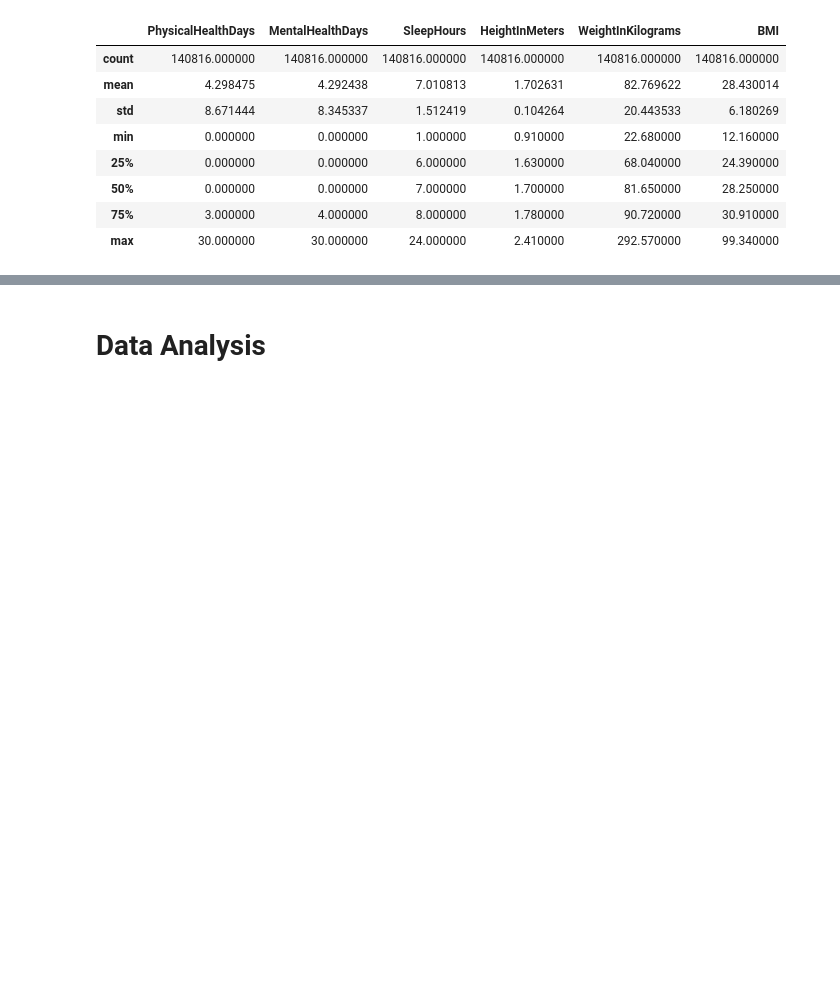
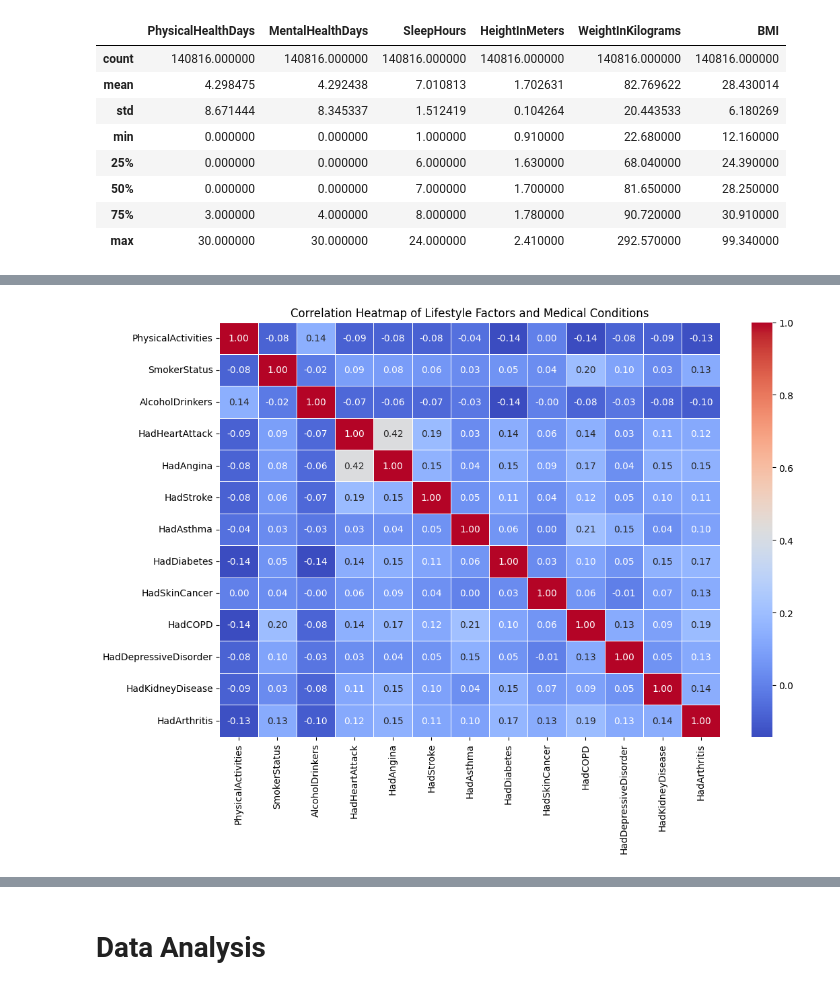
Before and after one commit to bonareri/Python-Data-Analysis, a Jupyter notebook: Heart_Analysis.ipynb, the cells around one changed output, grey strips where cells are left out. Drawn from its saved outputs; the diff is of its cells as text; code cells hidden in the pictures; blank space fills up the shorter version.

```diff
--- a/Heart_Analysis.ipynb
+++ b/Heart_Analysis.ipynb
@@ -247,13 +275,3 @@ print("Unique values in HadDiabetes:\n", unique_diabetes_status)
 Unique values in HadDiabetes:
  ['Yes' 'No' 'No, pre-diabetes or borderline diabetes'
  'Yes, but only during pregnancy (female)']
-# %%
-# Step 2: Normalize and reduce values to two categories
-heart_analysis['HadDiabetes'] = heart_analysis['HadDiabetes'].apply(
-    lambda x: 'Diabetic' if x == 'Yes' else
-    ('Non-Diabetic' if x in ['No', 'No, pre-diabetes or borderline diabetes', 'Yes, but only during pregnancy (female)'] else 'Unknown')
-)
-
-# Step 3: Check the distribution of the reduced categories
-cleaned_diabetes_status = heart_analysis['HadDiabetes'].value_counts()
-print("\nCleaned and Reduced Diabetes Status Distribution:\n", cleaned_diabetes_status)
@@ -265,0 +278,11 @@ Name: count, dtype: int64
+# %%
+# Map HadDiabetes to binary values: 1 for any form of diabetes, 0 for no diabetes
+heart_analysis['HadDiabetes'] = heart_analysis['HadDiabetes'].map({
+    'Yes': 1,
+    'Yes, but only during pregnancy (female)': 1,
+    'No, pre-diabetes or borderline diabetes': 1,
+    'No': 0
+})
+
+# Check the updated HadDiabetes column
+print(heart_analysis['HadDiabetes'].value_counts())
@@ -304,6 +336,5 @@ heart_analysis['HadCOPD'] = heart_analysis['HadCOPD'].map({'Yes': 1, 'No': 0})
 heart_analysis['HadDepressiveDisorder'] = heart_analysis['HadDepressiveDisorder'].map({'Yes': 1, 'No': 0})
 heart_analysis['HadKidneyDisease'] = heart_analysis['HadKidneyDisease'].map({'Yes': 1, 'No': 0})
 heart_analysis['HadArthritis'] = heart_analysis['HadArthritis'].map({'Yes': 1, 'No': 0})
-heart_analysis['HadDiabetes'] = heart_analysis['HadDiabetes'].map({'Yes': 1, 'No': 0})
 # %%
 # save a copy of the cleaned dataset
@@ -382,0 +357,25 @@ See the caveats in the documentation: https://pandas.pydata.org/pandas-docs/stab
+# %%
+import seaborn as sns
+import matplotlib.pyplot as plt
+
+# Select relevant columns for correlation analysis
+columns_of_interest = [
+    'PhysicalActivities', 'SmokerStatus', 'AlcoholDrinkers',
+    'HadHeartAttack', 'HadAngina', 'HadStroke', 'HadAsthma',
+    'HadDiabetes', 'HadSkinCancer', 'HadCOPD', 'HadDepressiveDisorder',
+    'HadKidneyDisease', 'HadArthritis'
+]
+
+# Filter the dataframe to include only the columns of interest
+heart_analysis_filtered = heart_analysis[columns_of_interest]
+
+# Compute the correlation matrix
+correlation_matrix = heart_analysis_filtered.corr()
+
+# Plot the heatmap
+plt.figure(figsize=(12, 8))
+sns.heatmap(correlation_matrix, annot=True, cmap='coolwarm', fmt='.2f', linewidths=0.5)
+plt.title('Correlation Heatmap of Lifestyle Factors and Medical Conditions')
+plt.show()
+# %% [output]
+[figure, added]
```
Also changed, not shown: parts of 30 cells of this notebook.
